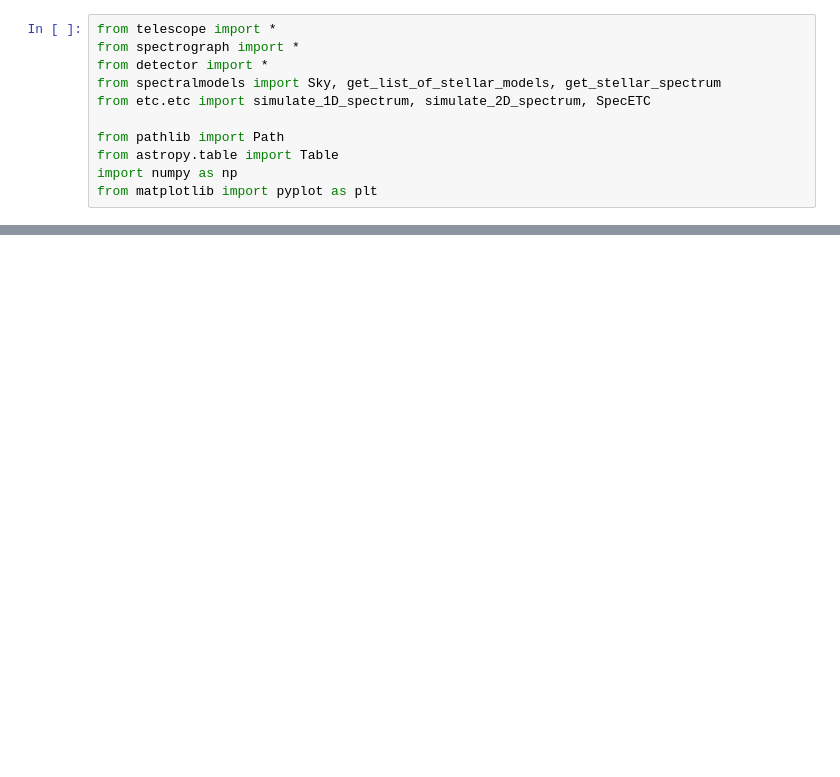
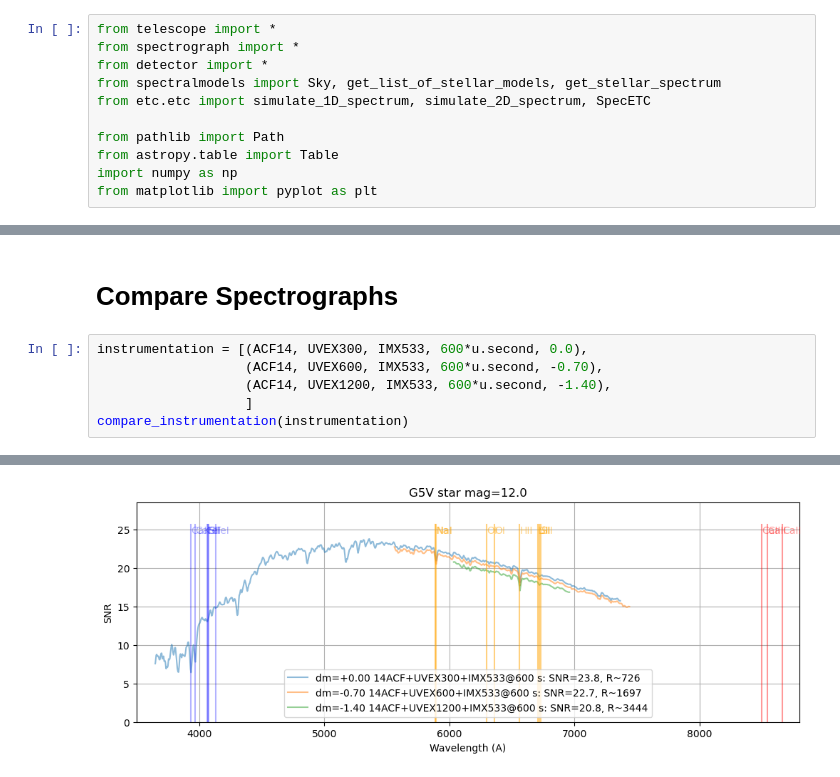
Before and after one commit to joshwalawender/SpecETC, a Jupyter notebook: Sandbox.ipynb, the cells around one changed output, grey strips where cells are left out. Drawn from its saved outputs; the diff is of its cells as text; blank space fills up the shorter version.

```diff
--- a/Sandbox.ipynb
+++ b/Sandbox.ipynb
@@ -104,0 +120,9 @@ WARNING: Source spectrum will be evaluated outside pre-defined waveset. [synphot
+# %% [markdown]
+# Compare Spectrographs
+# %%
+instrumentation = [(ACF14, UVEX300, IMX533, 600*u.second, 0.0),
+                   (ACF14, UVEX600, IMX533, 600*u.second, -0.70),
+                   (ACF14, UVEX1200, IMX533, 600*u.second, -1.40),
+                   ]
+compare_instrumentation(instrumentation)
+# %% [output]
@@ -104,0 +132 @@ WARNING: Source spectrum will be evaluated outside pre-defined waveset. [synphot
+[figure, added]
```
Also changed, not shown: parts of 12 cells of this notebook.
